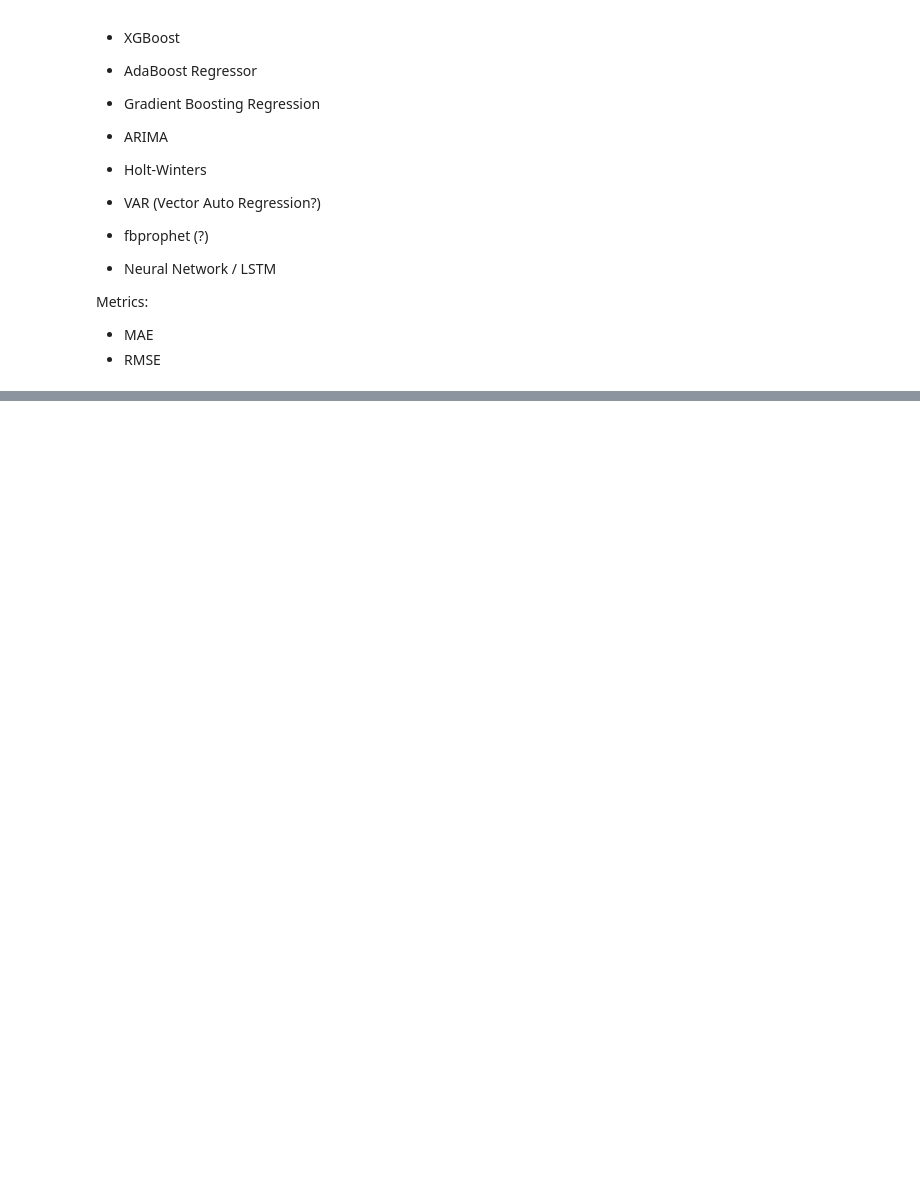
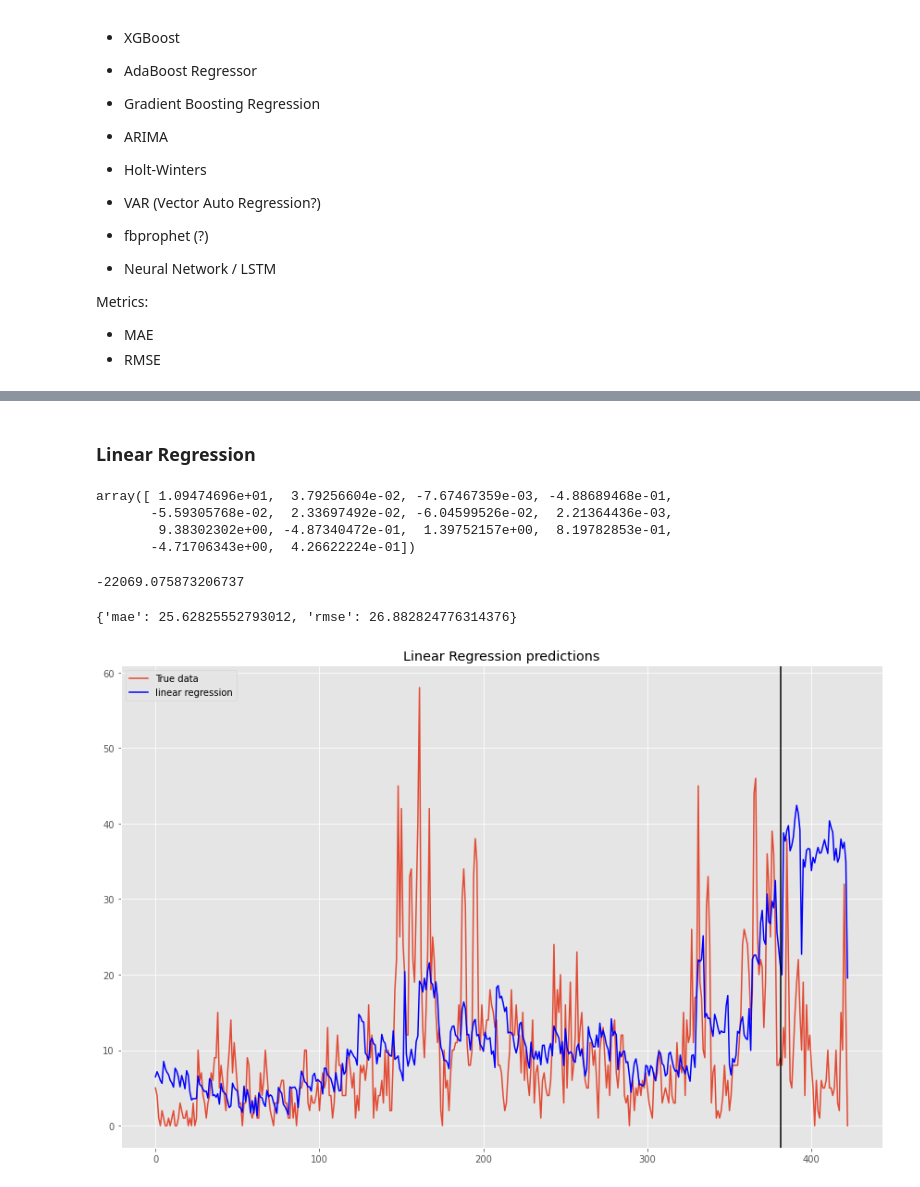
Before and after one commit to ds4a-team4/dynamic-pricing, a Jupyter notebook: models/Model_Selection.ipynb, the cells around one changed output, grey strips where cells are left out. Saved outputs shown, nothing was run; the diff lists cells and outputs as text; code cells hidden in the pictures; blank space fills up the shorter version.

```diff
--- a/models/Model_Selection.ipynb
+++ b/models/Model_Selection.ipynb
@@ -307,0 +374,2 @@ Metrics:
+# %% [markdown]
+### Linear Regression
@@ -307,0 +378,3 @@ Metrics:
+# %%
+model = LinearRegression()
+model = model.fit(X_train, y_train)
@@ -307,0 +383,11 @@ Metrics:
+# %%
+model.coef_
+# %% [output]
+array([ 1.09474696e+01,  3.79256604e-02, -7.67467359e-03, -4.88689468e-01,
+       -5.59305768e-02,  2.33697492e-02, -6.04599526e-02,  2.21364436e-03,
+        9.38302302e+00, -4.87340472e-01,  1.39752157e+00,  8.19782853e-01,
+       -4.71706343e+00,  4.26622224e-01])
+# %%
+model.intercept_
+# %% [output]
+-22069.075873206737
@@ -307,0 +400,20 @@ Metrics:
+# %%
+scores['LinearRegression']
+# %% [output]
+{'mae': 25.62825552793012, 'rmse': 26.882824776314376}
+# %%
+lr = model.intercept_ + np.dot(X, model.coef_)
+# %%
+fig, ax = plt.subplots(figsize=(12,8))
+
+ax.plot(y, label='True data')
+ax.plot(lr, color='blue', label='linear regression')
+plt.axvline(x=split_point, color='black')
+ax.set_title("Linear Regression predictions")
+
+plt.legend()
+
+plt.tight_layout()
+plt.show()
+# %% [output]
+[figure, added]
```
Also changed, not shown: parts of 16 cells of this notebook.
